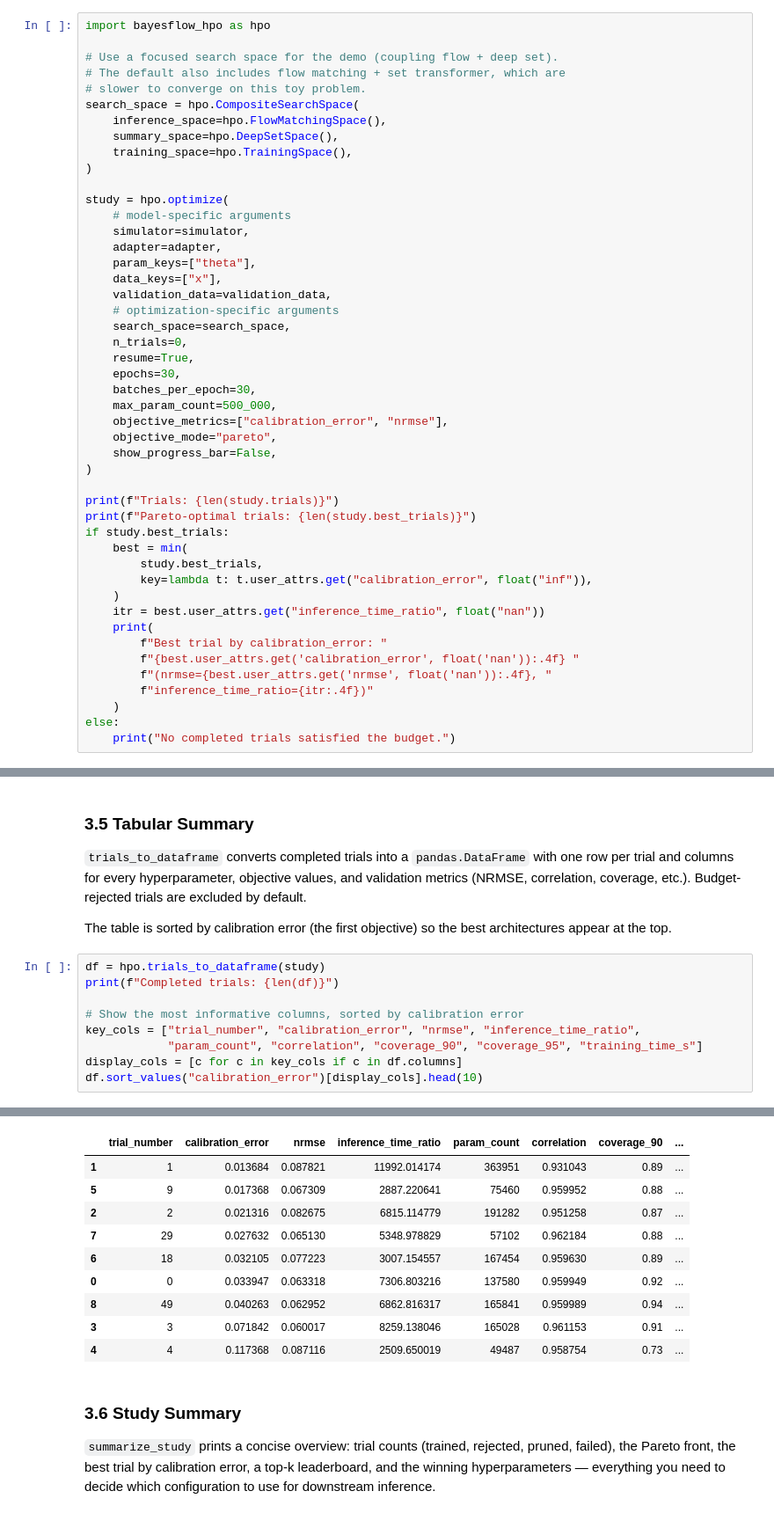
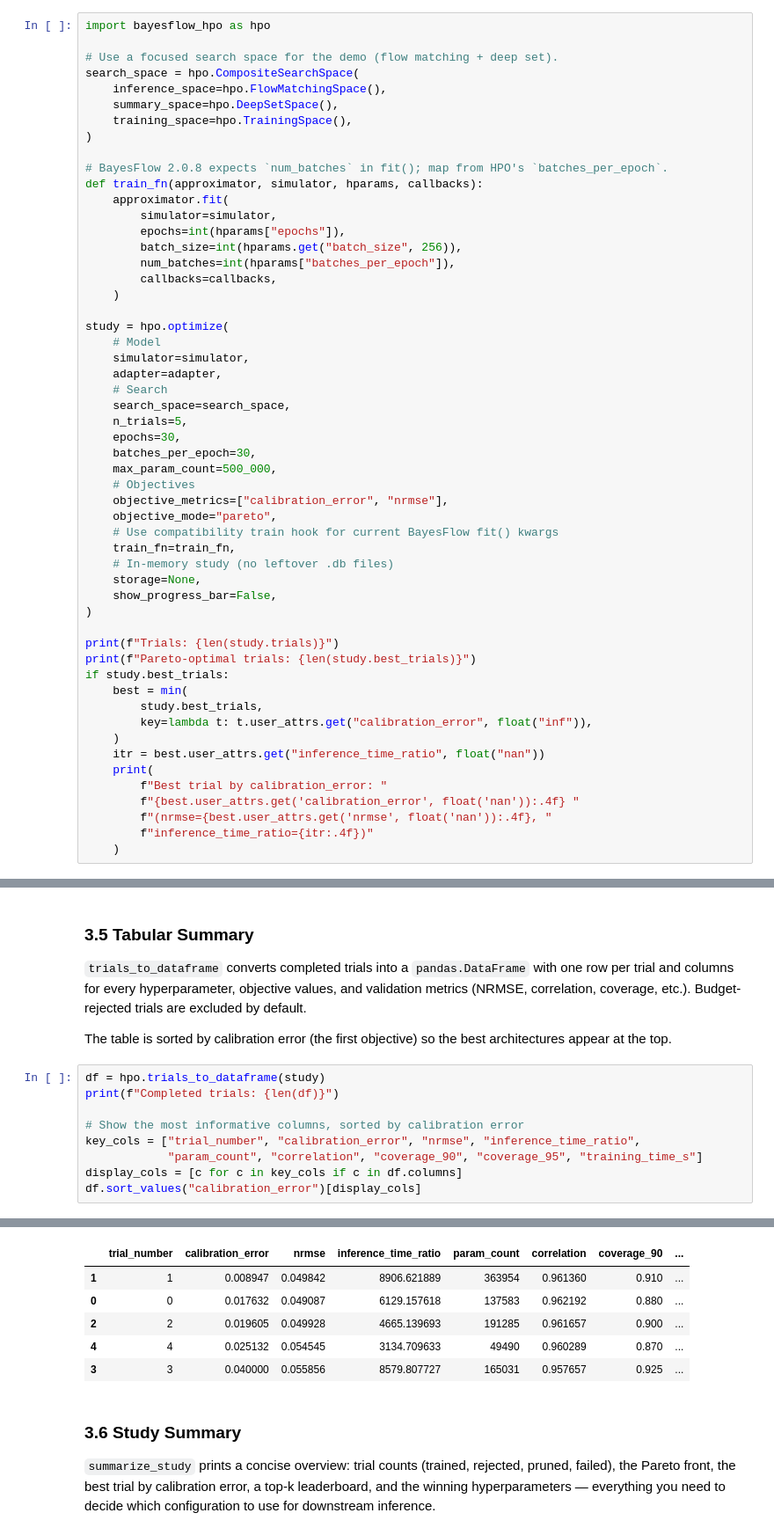
Before and after one commit to matthiaskloft/bayesflow-hpo, a Jupyter notebook: examples/quickstart.ipynb, the cells around one changed output, grey strips where cells are left out. Shown at 88% size. Cells and saved outputs as stored; diff of their text form.

```diff
--- a/examples/quickstart.ipynb
+++ b/examples/quickstart.ipynb
@@ -84,31 +88,40 @@ After optimization, `study.best_trials` returns the Pareto-optimal trial(s).
 # %%
 import bayesflow_hpo as hpo
 
-# Use a focused search space for the demo (coupling flow + deep set).
-# The default also includes flow matching + set transformer, which are
-# slower to converge on this toy problem.
+# Use a focused search space for the demo (flow matching + deep set).
 search_space = hpo.CompositeSearchSpace(
     inference_space=hpo.FlowMatchingSpace(),
     summary_space=hpo.DeepSetSpace(),
     training_space=hpo.TrainingSpace(),
 )
 
+# BayesFlow 2.0.8 expects `num_batches` in fit(); map from HPO's `batches_per_epoch`.
+def train_fn(approximator, simulator, hparams, callbacks):
+    approximator.fit(
+        simulator=simulator,
+        epochs=int(hparams["epochs"]),
+        batch_size=int(hparams.get("batch_size", 256)),
+        num_batches=int(hparams["batches_per_epoch"]),
+        callbacks=callbacks,
+    )
+
 study = hpo.optimize(
-    # model-specific arguments
+    # Model
     simulator=simulator,
     adapter=adapter,
-    param_keys=["theta"],
-    data_keys=["x"],
-    validation_data=validation_data,
-    # optimization-specific arguments
+    # Search
     search_space=search_space,
-    n_trials=0,
-    resume=True,
+    n_trials=5,
     epochs=30,
     batches_per_epoch=30,
     max_param_count=500_000,
+    # Objectives
     objective_metrics=["calibration_error", "nrmse"],
     objective_mode="pareto",
+    # Use compatibility train hook for current BayesFlow fit() kwargs
+    train_fn=train_fn,
+    # In-memory study (no leftover .db files)
+    storage=None,
     show_progress_bar=False,
 )
 
@@ -126,6 +139,4 @@ if study.best_trials:
         f"(nrmse={best.user_attrs.get('nrmse', float('nan')):.4f}, "
         f"inference_time_ratio={itr:.4f})"
     )
-else:
-    print("No completed trials satisfied the budget.")
 # %% [output]
@@ -198,5 +346,5 @@ print(f"Completed trials: {len(df)}")
 key_cols = ["trial_number", "calibration_error", "nrmse", "inference_time_ratio",
             "param_count", "correlation", "coverage_90", "coverage_95", "training_time_s"]
 display_cols = [c for c in key_cols if c in df.columns]
-df.sort_values("calibration_error")[display_cols].head(10)
+df.sort_values("calibration_error")[display_cols]
 # %% [output]
@@ -204,13 +352,9 @@ Completed trials: 9
 |  | trial_number | calibration_error | nrmse | inference_time_ratio | param_count | correlation | coverage_90 | ... |
-| 1 | 1 | 0.013684 | 0.087821 | 11992.014174 | 363951 | 0.931043 | 0.89 | ... |
-| 5 | 9 | 0.017368 | 0.067309 | 2887.220641 | 75460 | 0.959952 | 0.88 | ... |
-| 2 | 2 | 0.021316 | 0.082675 | 6815.114779 | 191282 | 0.951258 | 0.87 | ... |
-| 7 | 29 | 0.027632 | 0.065130 | 5348.978829 | 57102 | 0.962184 | 0.88 | ... |
-| 6 | 18 | 0.032105 | 0.077223 | 3007.154557 | 167454 | 0.959630 | 0.89 | ... |
-| 0 | 0 | 0.033947 | 0.063318 | 7306.803216 | 137580 | 0.959949 | 0.92 | ... |
-| 8 | 49 | 0.040263 | 0.062952 | 6862.816317 | 165841 | 0.959989 | 0.94 | ... |
-| 3 | 3 | 0.071842 | 0.060017 | 8259.138046 | 165028 | 0.961153 | 0.91 | ... |
-| 4 | 4 | 0.117368 | 0.087116 | 2509.650019 | 49487 | 0.958754 | 0.73 | ... |
+| 1 | 1 | 0.008947 | 0.049842 | 8906.621889 | 363954 | 0.961360 | 0.910 | ... |
+| 0 | 0 | 0.017632 | 0.049087 | 6129.157618 | 137583 | 0.962192 | 0.880 | ... |
+| 2 | 2 | 0.019605 | 0.049928 | 4665.139693 | 191285 | 0.961657 | 0.900 | ... |
+| 4 | 4 | 0.025132 | 0.054545 | 3134.709633 | 49490 | 0.960289 | 0.870 | ... |
+| 3 | 3 | 0.040000 | 0.055856 | 8579.807727 | 165031 | 0.957657 | 0.925 | ... |
 # %% [markdown]
 ### 3.6 Study Summary
 
```
Also changed, not shown: parts of 10 cells of this notebook, 17 other files.
